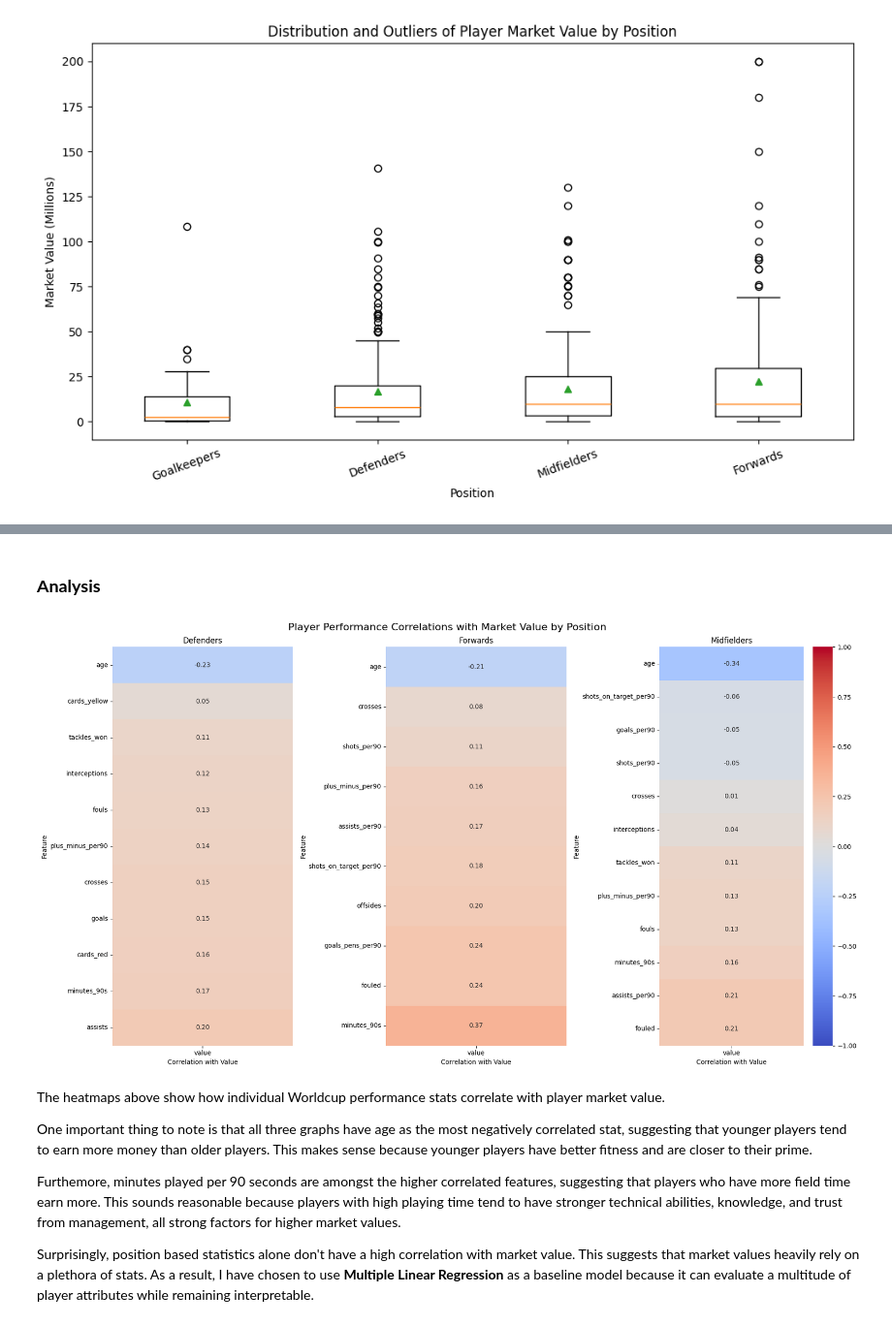
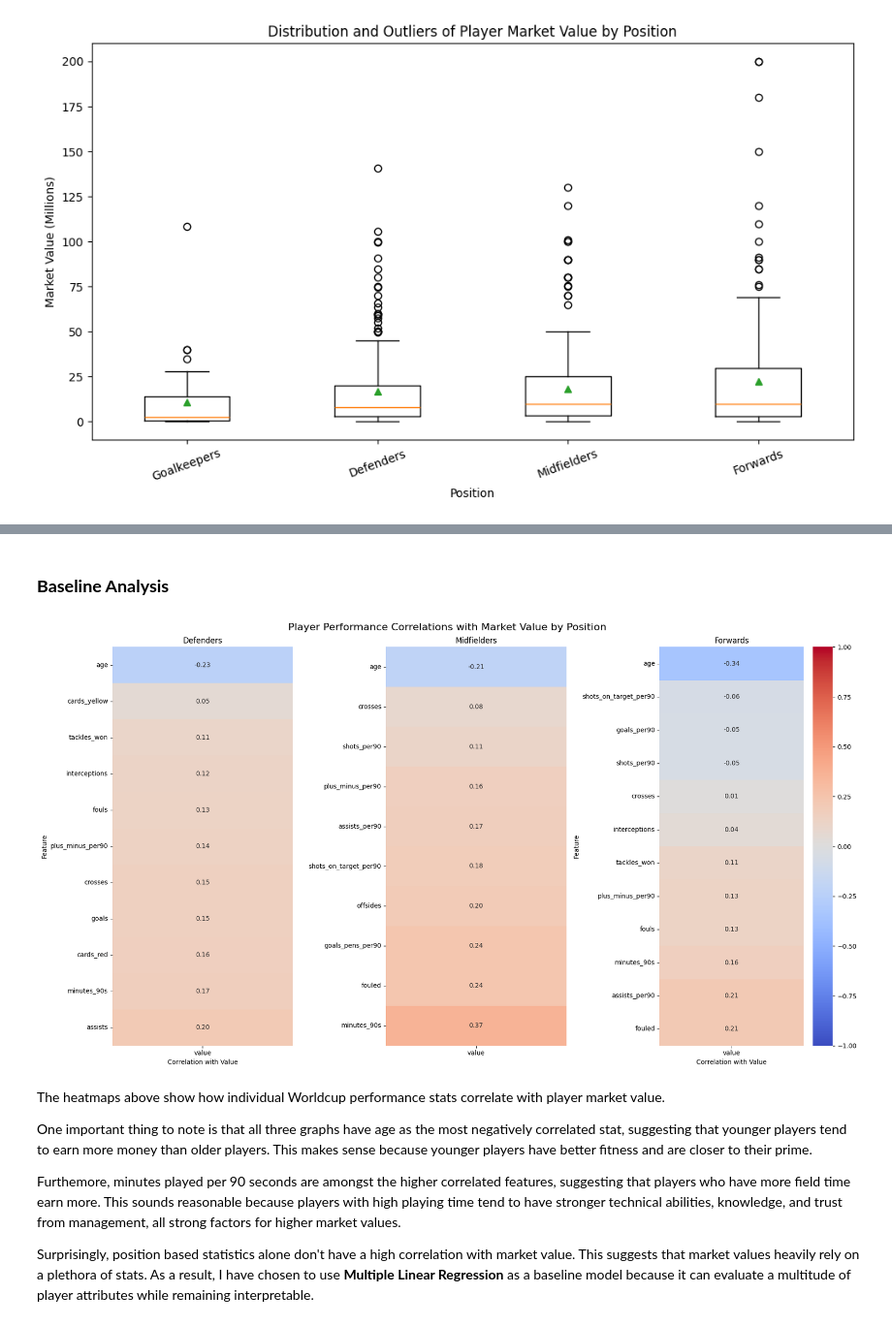
Before and after one commit to aditya-prabhu-21/WorldCupMarketValueAnalysis, a Jupyter notebook: WorldCupAnalysis.ipynb, the cells around one changed output, grey strips where cells are left out. Shown at 97% size. Saved outputs shown, nothing was run; the diff lists cells and outputs as text; code cells hidden in the pictures.

```diff
--- a/WorldCupAnalysis.ipynb
+++ b/WorldCupAnalysis.ipynb
@@ -453,5 +474,5 @@ model_results.loc[len(model_results)] = ['Midfielder', midfielder_mae, midfielde
 # %% [markdown]
-### **Analysis**
+### **Baseline Analysis**
 # %%
 # @title
 #Plotting heatmaps for the different positions
@@ -473,50 +494,52 @@ sns.heatmap(
     ax=axes[0],
     cbar=False
 )
 axes[0].set_title('Defenders')
 axes[0].set_xlabel('Correlation with Value')
 axes[0].set_ylabel('Feature')
 
+
+
+#midfielder heatmap
+sns.heatmap(
+    midfielder_corr.to_frame(),
+    annot=True,
+    cmap='coolwarm',
+    center=0,
+    vmin=-1,
+    vmax=1,
+    fmt='.2f',
+    ax=axes[2]
+)
+axes[1].set_title('Midfielders')
+axes[1].set_xlabel('Correlation with Value')
+axes[1].set_ylabel('Feature')
+
 #forward heatmap
 sns.heatmap(
     forward_corr.to_frame(),
     annot=True,
     cmap='coolwarm',
     center=0,
     vmin=-1,
     vmax=1,
     fmt='.2f',
     ax=axes[1],
     cbar=False
 )
-axes[1].set_title('Forwards')
-axes[1].set_xlabel('Correlation with Value')
-axes[1].set_ylabel('Feature')
-
-#midfielder heatmap
-sns.heatmap(
-    midfielder_corr.to_frame(),
-    annot=True,
-    cmap='coolwarm',
-    center=0,
-    vmin=-1,
-    vmax=1,
-    fmt='.2f',
-    ax=axes[2]
-)
-axes[2].set_title('Midfielders')
+axes[2].set_title('Forwards')
 axes[2].set_xlabel('Correlation with Value')
 axes[2].set_ylabel('Feature')
 
 fig.suptitle(
     'Player Performance Correlations with Market Value by Position',
     fontsize=16
 )
 
 plt.tight_layout()
 plt.show()
 # %% [output]
-[figure, old version]
+[figure, new version]
 # %% [markdown]
 The heatmaps above show how individual Worldcup performance stats correlate with player market value.
 
```
Also changed, not shown: parts of 48 cells of this notebook.
